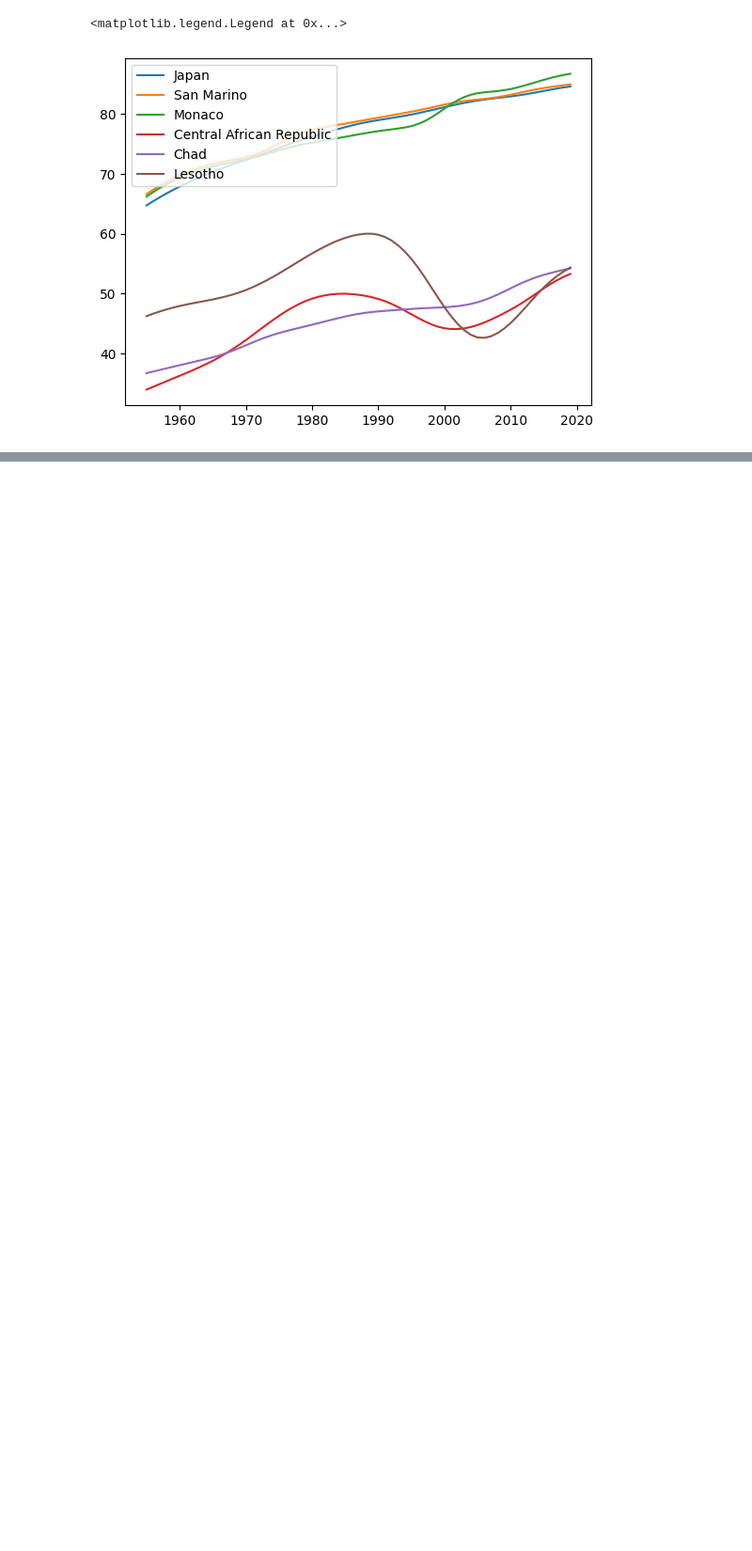
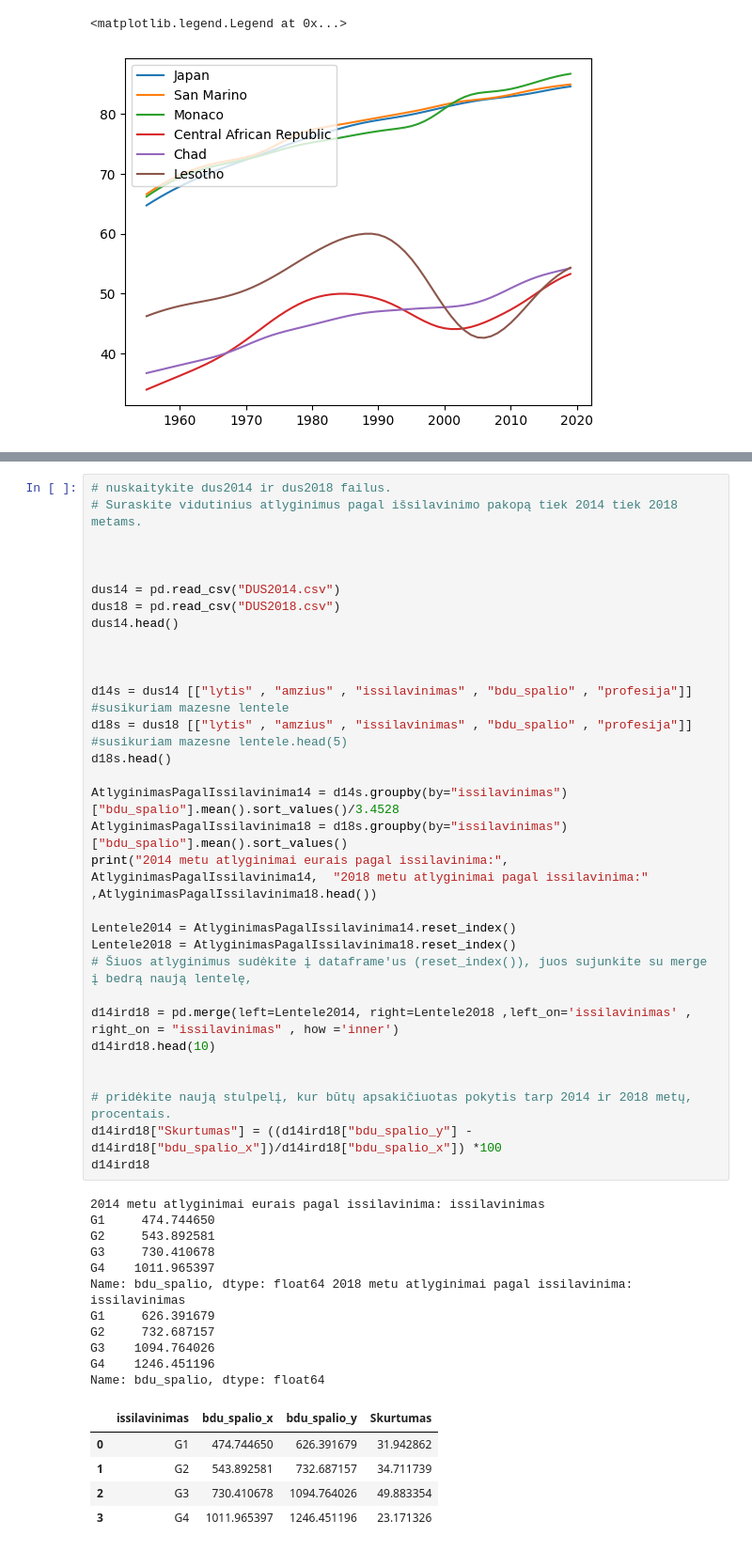
Before and after one commit to EmveeLT/JupyterNotebooks, a Jupyter notebook: Pandas2.ipynb, the cells around one changed output, grey strips where cells are left out. Shown at 94% size. Saved outputs shown, nothing was run; the diff lists cells and outputs as text; blank space fills up the shorter version.

```diff
--- a/Pandas2.ipynb
+++ b/Pandas2.ipynb
@@ -1828,0 +1909,48 @@ FileNotFoundError: [Errno 2] No such file or directory: 'NewData/auto.csv'
+# %%
+# nuskaitykite dus2014 ir dus2018 failus.
+# Suraskite vidutinius atlyginimus pagal išsilavinimo pakopą tiek 2014 tiek 2018 metams.
+
+
+
+dus14 = pd.read_csv("DUS2014.csv")
+dus18 = pd.read_csv("DUS2018.csv")
+dus14.head()
+
+
+
+d14s = dus14 [["lytis" , "amzius" , "issilavinimas" , "bdu_spalio" , "profesija"]] #susikuriam mazesne lentele
+d18s = dus18 [["lytis" , "amzius" , "issilavinimas" , "bdu_spalio" , "profesija"]] #susikuriam mazesne lentele.head(5)
+d18s.head()
+
+AtlyginimasPagalIssilavinima14 = d14s.groupby(by="issilavinimas")["bdu_spalio"].mean().sort_values()/3.4528
+AtlyginimasPagalIssilavinima18 = d18s.groupby(by="issilavinimas")["bdu_spalio"].mean().sort_values()
+print("2014 metu atlyginimai eurais pagal issilavinima:", AtlyginimasPagalIssilavinima14,  "2018 metu atlyginimai pagal issilavinima:" ,AtlyginimasPagalIssilavinima18.head())
+
+Lentele2014 = AtlyginimasPagalIssilavinima14.reset_index()
+Lentele2018 = AtlyginimasPagalIssilavinima18.reset_index()
+# Šiuos atlyginimus sudėkite į dataframe'us (reset_index()), juos sujunkite su merge į bedrą naują lentelę,
+
+d14ird18 = pd.merge(left=Lentele2014, right=Lentele2018 ,left_on='issilavinimas' , right_on = "issilavinimas" , how ='inner')
+d14ird18.head(10)
+
+
+# pridėkite naują stulpelį, kur būtų apsakičiuotas pokytis tarp 2014 ir 2018 metų, procentais.
+d14ird18["Skurtumas"] = ((d14ird18["bdu_spalio_y"] - d14ird18["bdu_spalio_x"])/d14ird18["bdu_spalio_x"]) *100
+d14ird18
+# %% [output]
+2014 metu atlyginimai eurais pagal issilavinima: issilavinimas
+G1     474.744650
+G2     543.892581
+G3     730.410678
+G4    1011.965397
+Name: bdu_spalio, dtype: float64 2018 metu atlyginimai pagal issilavinima: issilavinimas
+G1     626.391679
+G2     732.687157
+G3    1094.764026
+G4    1246.451196
+Name: bdu_spalio, dtype: float64
+|  | issilavinimas | bdu_spalio_x | bdu_spalio_y | Skurtumas |
+| 0 | G1 | 474.744650 | 626.391679 | 31.942862 |
+| 1 | G2 | 543.892581 | 732.687157 | 34.711739 |
+| 2 | G3 | 730.410678 | 1094.764026 | 49.883354 |
+| 3 | G4 | 1011.965397 | 1246.451196 | 23.171326 |
```
Also changed, not shown: parts of 8 cells of this notebook.
